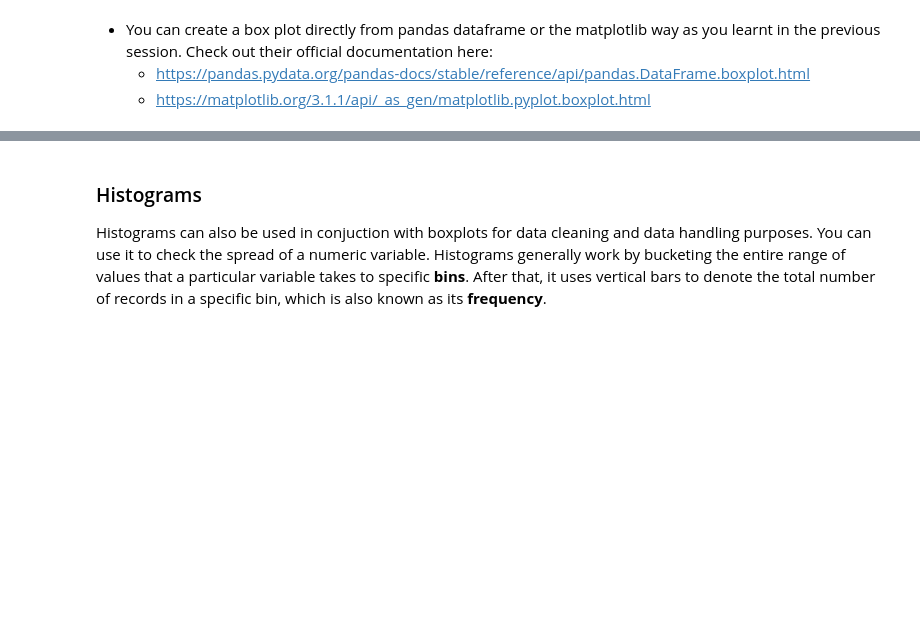
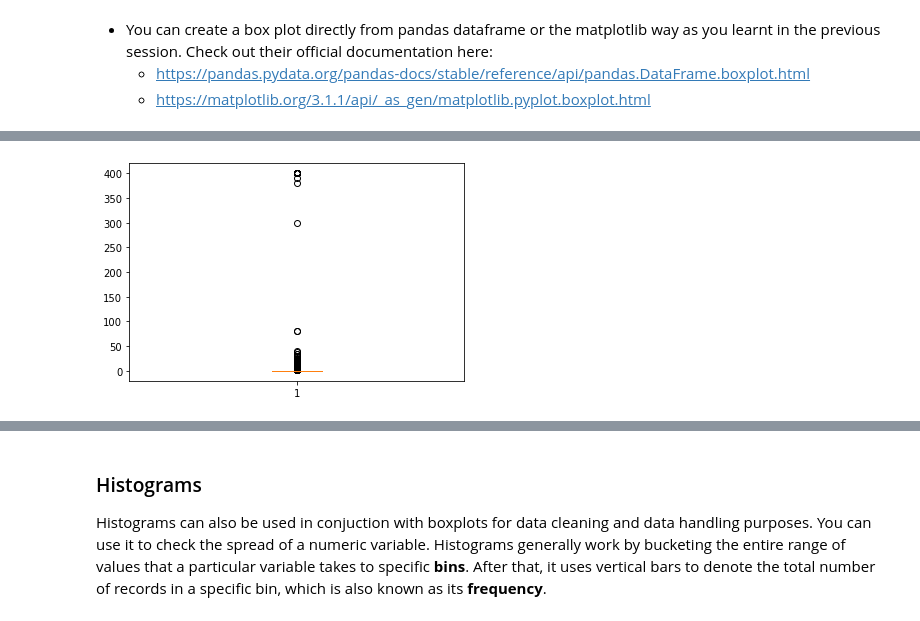
Before and after one commit to saishankar2748/Data-Analysis, a Jupyter notebook: Case Study Google Playstore apps/Data Visualisation in Python - Case Study.ipynb, the cells around one changed output, grey strips where cells are left out. Cells and saved outputs as stored; diff of their text form; code cells hidden in the pictures; blank space fills up the shorter version.

```diff
--- a/Case Study Google Playstore apps/Data Visualisation in Python - Case Study.ipynb
+++ b/Case Study Google Playstore apps/Data Visualisation in Python - Case Study.ipynb
@@ -507,2 +517,7 @@ Using a box plot you can identify the outliers as follows:
+# %%
+plt.boxplot(inp1['Price'])
+plt.show()
+# %% [output]
+[figure, added]
 # %%
 #Check the apps with price more than 200
```
Also changed, not shown: parts of 13 cells of this notebook.
